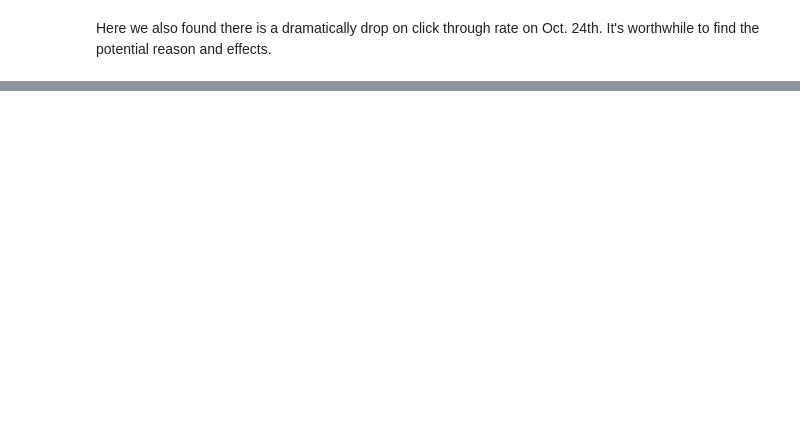
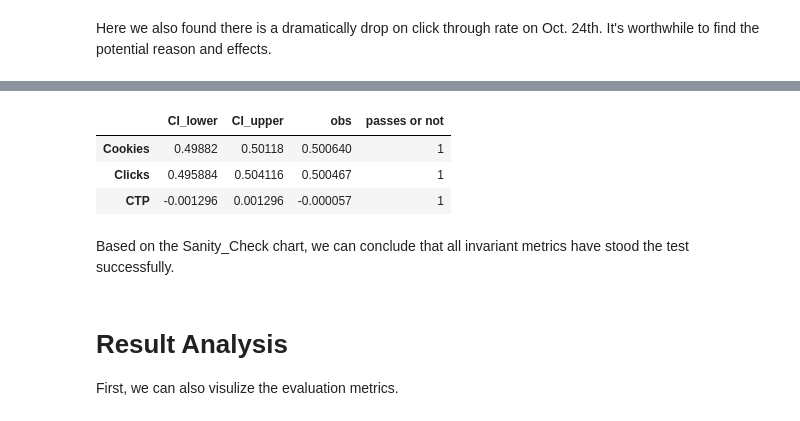
Before and after one commit to ycsilvia/Projects-portfolio, a Jupyter notebook: ABTestingUdacity/code.ipynb, the cells around one changed output, grey strips where cells are left out. Cells and saved outputs as stored; diff of their text form; code cells hidden in the pictures; blank space fills up the shorter version.

```diff
--- a/ABTestingUdacity/code.ipynb
+++ b/ABTestingUdacity/code.ipynb
@@ -320,0 +383,39 @@ Sanity_Check
+# %%
+# CTP for both groups
+CTP_control = control['Clicks'].sum() / control['Pageviews'].sum()
+CTP_experiment = experiment['Clicks'].sum() / experiment['Pageviews'].sum()
+
+# sample standard deviations for both groups (distribution)
+std_control = math.sqrt(CTP_control*(1-CTP_control))
+std_experiment = math.sqrt(CTP_experiment*(1-CTP_experiment))
+
+# SE pooled
+SE_pooled = math.sqrt(std_control**2/control["Pageviews"].sum()+std_experiment**2/experiment["Pageviews"].sum())
+
+# ME
+ME_pooled = SE_pooled*1.96
+
+# CI_lower, CI_upper
+Sanity_Check.loc['CTP','CI_lower'],Sanity_Check.loc['CTP','CI_upper'] = 0-ME_pooled,0+ME_pooled
+
+# obs
+obs = CTP_control - CTP_experiment
+Sanity_Check.loc['CTP','obs'] = obs
+
+# conclusion
+if Sanity_Check.loc['CTP','CI_lower'] <= obs <= Sanity_Check.loc['CTP','CI_upper']:
+    Sanity_Check.loc['CTP','passes or not'] = 1
+else:
+    Sanity_Check.loc['CTP','passes or not'] = 0
+
+Sanity_Check
+# %% [output]
+|  | CI_lower | CI_upper | obs | passes or not |
+| Cookies | 0.49882 | 0.50118 | 0.500640 | 1 |
+| Clicks | 0.495884 | 0.504116 | 0.500467 | 1 |
+| CTP | -0.001296 | 0.001296 | -0.000057 | 1 |
+# %% [markdown]
+Based on the Sanity_Check chart, we can conclude that all invariant metrics have stood the test successfully.
+# %% [markdown]
+# Result Analysis
+First, we can also visulize the evaluation metrics.
```
Also changed, not shown: parts of 33 cells of this notebook.
